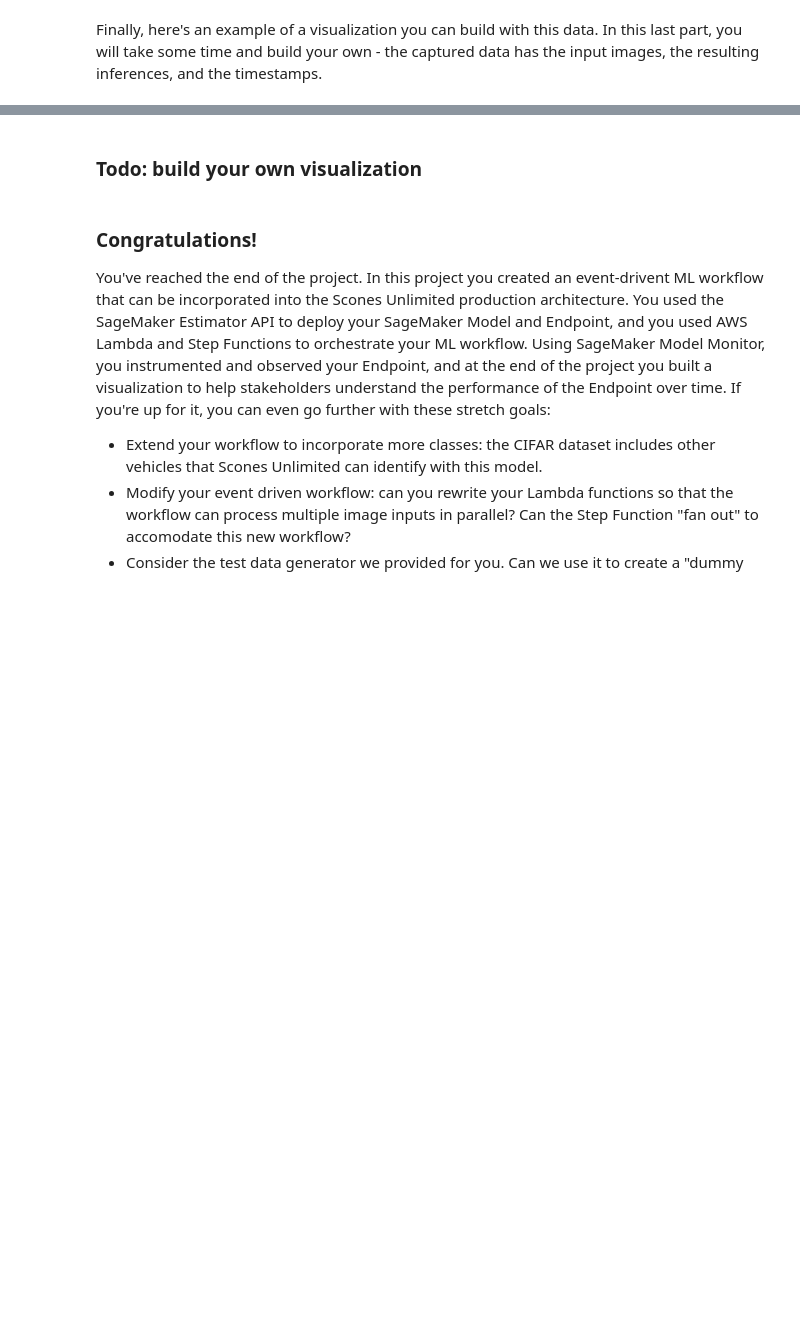
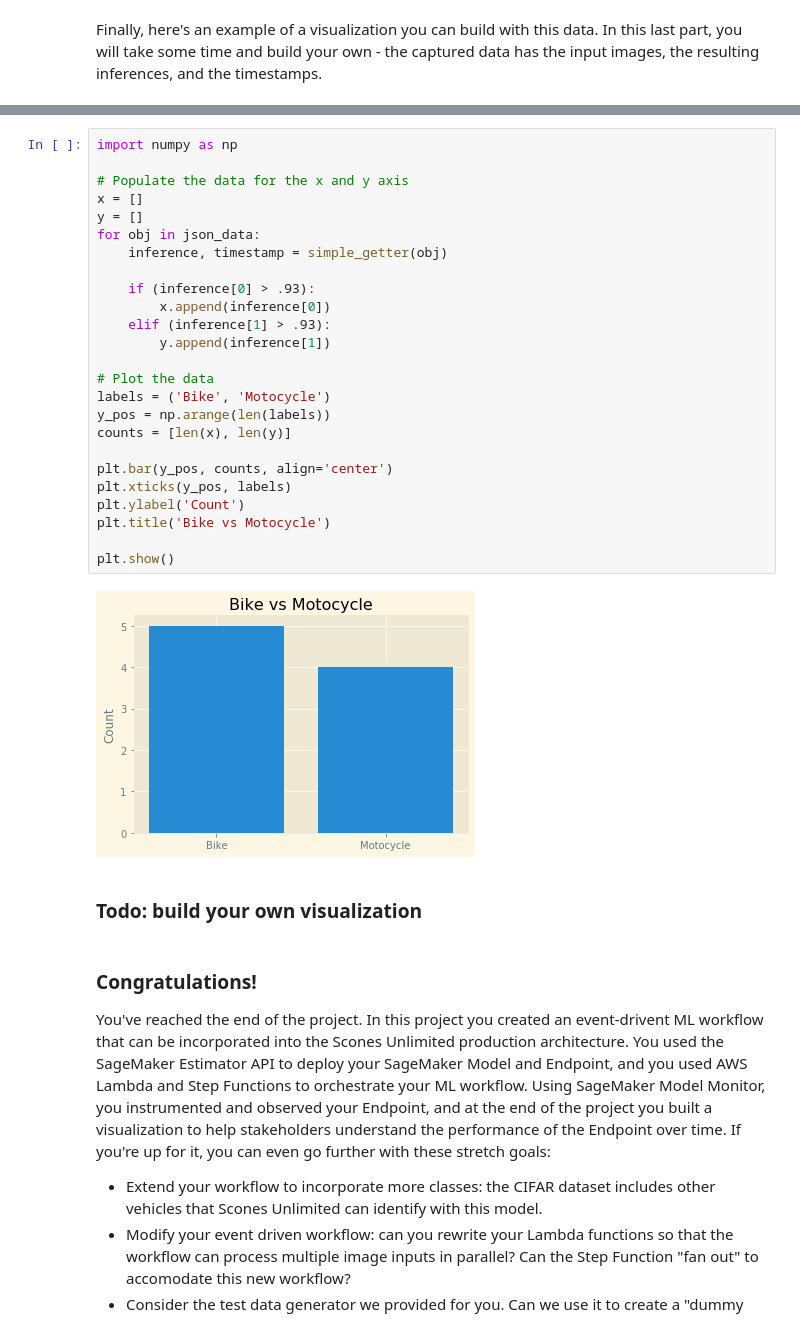
Before and after one commit to leqilu67/image_classifier_for_scone_unlimited, a Jupyter notebook: image_classification.ipynb, the cells around one changed output, grey strips where cells are left out. Cells and saved outputs as stored; diff of their text form; blank space fills up the shorter version.

```diff
--- a/image_classification.ipynb
+++ b/image_classification.ipynb
@@ -731,3 +784,30 @@ plt.gcf().autofmt_xdate()
+# %%
+import numpy as np
+
+# Populate the data for the x and y axis
+x = []
+y = []
+for obj in json_data:
+    inference, timestamp = simple_getter(obj)
+
+    if (inference[0] > .93):
+        x.append(inference[0])
+    elif (inference[1] > .93):
+        y.append(inference[1])
+
+# Plot the data
+labels = ('Bike', 'Motocycle')
+y_pos = np.arange(len(labels))
+counts = [len(x), len(y)]
+
+plt.bar(y_pos, counts, align='center')
+plt.xticks(y_pos, labels)
+plt.ylabel('Count')
+plt.title('Bike vs Motocycle')
+
+plt.show()
+# %% [output]
+[figure, added]
 # %% [markdown]
 ### Todo: build your own visualization
 # %% [markdown]
```
Also changed, not shown: parts of 28 cells of this notebook, 7 other files.
